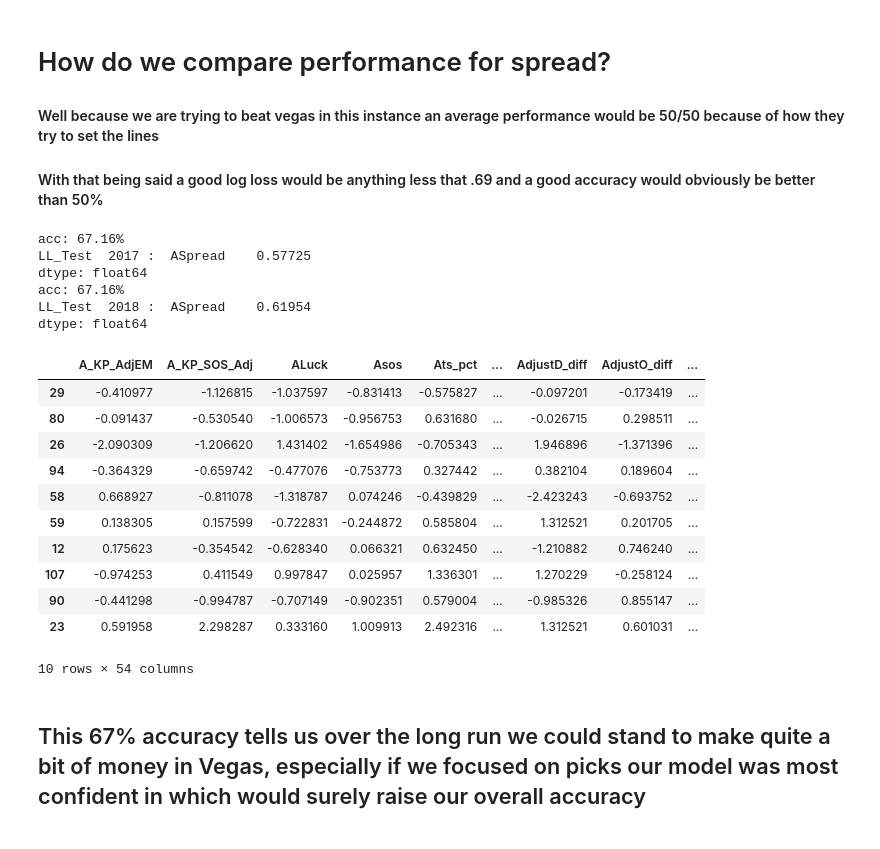
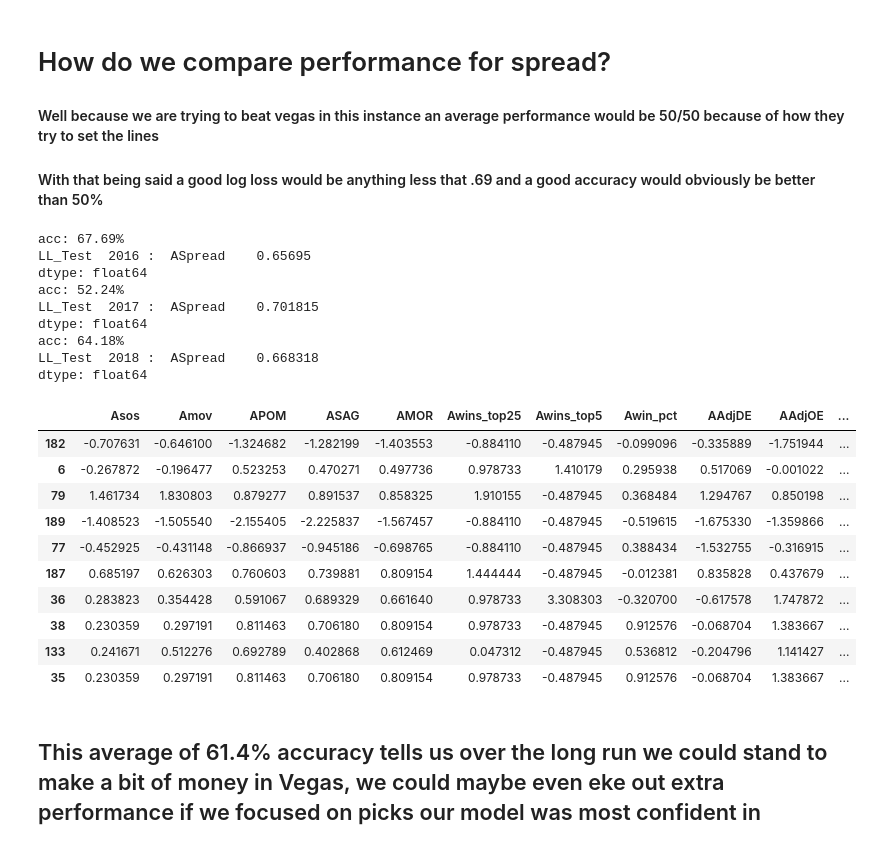
Before and after one commit to wohnjoods/MarchMadnessPredictor, a Jupyter notebook: Demo.ipynb, the cells around one changed output. Saved outputs shown, nothing was run; the diff lists cells and outputs as text; code cells hidden in the pictures.

```diff
--- a/Demo.ipynb
+++ b/Demo.ipynb
@@ -53,9 +53,10 @@ from pdpbox import pdp
 pastModels=[[2017,1,.43857],[2017,2,.44981],[2017,3,.45373],[2017,4,.46100],[2017,5,.46107],[2018,1,.53194],[2018,2,.53693],[2018,3,.54013],[2018,4,.54967],[2018,5,.54987],[2019,1,.41477],[2019,2,.42012],[2019,3,.42698],[2019,4,.42788],[2019,5,.43148]]
 cols=['Year','Rank','LogLoss']
 pastScores=pd.DataFrame(pastModels, columns=cols)
-pastMadness=[[2017,65.7,82,86,79],[2018,57,81,124,98.2],[2019,74,124,153,99.9]]
+pastMadness=[[2017,65.7,82,78,68],[2018,57,81,108,95],[2019,74,124,131,99]]
 cols=['Year','avg_score','higherSeed_score','myScore','percentile_myScore']
 pastMadness=pd.DataFrame(pastMadness, columns=cols)
+inputs=39
 # %% [markdown]
 ## Importing the data here and slicing it in different ways for training and testing model
 ##### We will only be showing testing model performance
@@ -113,14 +115,14 @@ test_output_data.head(5)
 ##### This loads a file that has the saved framework and tuned model, it then loads the weights which will be used for predicting games
 # %%
 #Load Model and weights
-json_file = open('model_valid_demo.json', 'r')
+json_file = open('../winModeling/tournament_win_model_prod.json', 'r')
 loaded_model_json = json_file.read()
 json_file.close()
 model = model_from_json(loaded_model_json)
 # load weights into new model
 optimizer = keras.optimizers.Adagrad(lr=.01,epsilon=0,decay=0)
 model.compile(optimizer= optimizer ,loss='binary_crossentropy',metrics=['acc'])
-model.load_weights('model_valid_demo.h5')
+model.load_weights('../winModeling/tournament_win_weights_prod.h5')
 
 print("Loaded model weights from disk")
 # %% [output]
@@ -181,11 +182,11 @@ for year in years:
     test_output_temp=test_output_data[test_output_data['Season']==year].reset_index(drop=True)
     test_output_temp=test_output_temp[['AWon']]
 
-    scores = model.evaluate(test_input_temp.iloc[:,0:51], test_output_temp, verbose=0)
+    scores = model.evaluate(test_input_temp.iloc[:,0:inputs], test_output_temp, verbose=0)
     print("%s: %.2f%%" % (model.metrics_names[1], scores[1]*100))
 
     #Test LogLoss on holdout test set
-    y_pred_keras = model.predict(test_input_temp.iloc[:,0:51]).ravel()
+    y_pred_keras = model.predict(test_input_temp.iloc[:,0:inputs]).ravel()
     y_pred_round=np.round(y_pred_keras,0)
     temp = np.array(y_pred_keras)[np.newaxis]
     np.set_printoptions(suppress=True)
@@ -193,9 +194,9 @@ for year in years:
     print("LL_Test ",year,": ",LogLoss(y_pred_tran, test_output_temp))
 
 
-y_pred_keras = model.predict(test_input_data.iloc[:,0:51]).ravel()
+y_pred_keras = model.predict(test_input_data.iloc[:,0:inputs]).ravel()
 y_pred_round=np.round(y_pred_keras,0)
-testPerf=test_input_data.iloc[:,0:51]
+testPerf=test_input_data.iloc[:,0:inputs]
 testPerf['y_pred_confidence']=y_pred_keras
 
 testPerf['y_pred_test']=y_pred_round
@@ -425,54 +411,58 @@ dtype: float64
 #### Well because we are trying to beat vegas in this instance an average performance would be 50/50 because of how they try to set the lines
 #### With that being said a good log loss would be anything less that .69 and a good accuracy would obviously be better than 50%
 # %%
-years=[2017,2018]
+
+
+years=[2016,2017,2018]
 for year in years:
-    test_input_temp=test_input_data[test_input_data['Season']==year].reset_index(drop=True)
-    test_output_temp=test_output_data[test_output_data['Season']==year].reset_index(drop=True)
+    test_input_temp=test_full_data[test_full_data['Season']==year].reset_index(drop=True)
+    test_output_temp=test_full_data[test_full_data['Season']==year].reset_index(drop=True)
     test_output_temp=test_output_temp[['ASpread']]
 
-    scores = model.evaluate(test_input_temp.iloc[:,0:51], test_output_temp, verbose=0)
+    scores = model.evaluate(test_input_temp.iloc[:,0:inputs], test_output_temp, verbose=0)
     print("%s: %.2f%%" % (model.metrics_names[1], scores[1]*100))
 
     #Test LogLoss on holdout test set
-    y_pred_keras = model.predict(test_input_temp.iloc[:,0:51]).ravel()
+    y_pred_keras = model.predict(test_input_temp.iloc[:,0:inputs]).ravel()
     y_pred_round=np.round(y_pred_keras,0)
     temp = np.array(y_pred_keras)[np.newaxis]
     np.set_printoptions(suppress=True)
     y_pred_tran=temp.T
     print("LL_Test ",year,": ",LogLoss(y_pred_tran, test_output_temp))
 
 
 
 
 #show pred df for last season
-y_pred_keras = model.predict(test_input_data.iloc[:,0:51]).ravel()
+y_pred_keras = model.predict(test_input_data.iloc[:,0:inputs]).ravel()
 y_pred_round=np.round(y_pred_keras,0)
-testPerf=test_input_data.iloc[:,0:51]
+testPerf=test_input_data.iloc[:,0:inputs]
 testPerf['y_pred_confidence']=y_pred_keras
 
 testPerf['y_pred_test']=y_pred_round
 testPerf['y_act']=test_output_data.ASpread
 
 testPerf.sample(10)
 # %% [output]
-acc: 67.16%
-LL_Test  2017 :  ASpread    0.57725
+acc: 67.69%
+LL_Test  2016 :  ASpread    0.65695
 dtype: float64
-acc: 67.16%
-LL_Test  2018 :  ASpread    0.61954
+acc: 52.24%
+LL_Test  2017 :  ASpread    0.701815
 dtype: float64
+acc: 64.18%
+LL_Test  2018 :  ASpread    0.668318
+dtype: float64
-|  | A_KP_AdjEM | A_KP_SOS_Adj | ALuck | Asos | Ats_pct | ... | AdjustD_diff | AdjustO_diff | ... |
-| 29 | -0.410977 | -1.126815 | -1.037597 | -0.831413 | -0.575827 | ... | -0.097201 | -0.173419 | ... |
-| 80 | -0.091437 | -0.530540 | -1.006573 | -0.956753 | 0.631680 | ... | -0.026715 | 0.298511 | ... |
-| 26 | -2.090309 | -1.206620 | 1.431402 | -1.654986 | -0.705343 | ... | 1.946896 | -1.371396 | ... |
-| 94 | -0.364329 | -0.659742 | -0.477076 | -0.753773 | 0.327442 | ... | 0.382104 | 0.189604 | ... |
-| 58 | 0.668927 | -0.811078 | -1.318787 | 0.074246 | -0.439829 | ... | -2.423243 | -0.693752 | ... |
-| 59 | 0.138305 | 0.157599 | -0.722831 | -0.244872 | 0.585804 | ... | 1.312521 | 0.201705 | ... |
-| 12 | 0.175623 | -0.354542 | -0.628340 | 0.066321 | 0.632450 | ... | -1.210882 | 0.746240 | ... |
-| 107 | -0.974253 | 0.411549 | 0.997847 | 0.025957 | 1.336301 | ... | 1.270229 | -0.258124 | ... |
-| 90 | -0.441298 | -0.994787 | -0.707149 | -0.902351 | 0.579004 | ... | -0.985326 | 0.855147 | ... |
-| 23 | 0.591958 | 2.298287 | 0.333160 | 1.009913 | 2.492316 | ... | 1.312521 | 0.601031 | ... |
+|  | Asos | Amov | APOM | ASAG | AMOR | Awins_top25 | Awins_top5 | Awin_pct | AAdjDE | AAdjOE | ... |
+| 182 | -0.707631 | -0.646100 | -1.324682 | -1.282199 | -1.403553 | -0.884110 | -0.487945 | -0.099096 | -0.335889 | -1.751944 | ... |
+| 6 | -0.267872 | -0.196477 | 0.523253 | 0.470271 | 0.497736 | 0.978733 | 1.410179 | 0.295938 | 0.517069 | -0.001022 | ... |
+| 79 | 1.461734 | 1.830803 | 0.879277 | 0.891537 | 0.858325 | 1.910155 | -0.487945 | 0.368484 | 1.294767 | 0.850198 | ... |
+| 189 | -1.408523 | -1.505540 | -2.155405 | -2.225837 | -1.567457 | -0.884110 | -0.487945 | -0.519615 | -1.675330 | -1.359866 | ... |
+| 77 | -0.452925 | -0.431148 | -0.866937 | -0.945186 | -0.698765 | -0.884110 | -0.487945 | 0.388434 | -1.532755 | -0.316915 | ... |
+| 187 | 0.685197 | 0.626303 | 0.760603 | 0.739881 | 0.809154 | 1.444444 | -0.487945 | -0.012381 | 0.835828 | 0.437679 | ... |
+| 36 | 0.283823 | 0.354428 | 0.591067 | 0.689329 | 0.661640 | 0.978733 | 3.308303 | -0.320700 | -0.617578 | 1.747872 | ... |
+| 38 | 0.230359 | 0.297191 | 0.811463 | 0.706180 | 0.809154 | 0.978733 | -0.487945 | 0.912576 | -0.068704 | 1.383667 | ... |
+| 133 | 0.241671 | 0.512276 | 0.692789 | 0.402868 | 0.612469 | 0.047312 | -0.487945 | 0.536812 | -0.204796 | 1.141427 | ... |
+| 35 | 0.230359 | 0.297191 | 0.811463 | 0.706180 | 0.809154 | 0.978733 | -0.487945 | 0.912576 | -0.068704 | 1.383667 | ... |
-10 rows × 54 columns
 # %% [markdown]
-## This 67% accuracy tells us over the long run we could stand to make quite a bit of money in Vegas, especially if we focused on picks our model was most confident in which would surely raise our overall accuracy
+## This average of 61.4% accuracy tells us over the long run we could stand to make a bit of money in Vegas, we could maybe even eke out extra performance if we focused on picks our model was most confident in
```
Also changed, not shown: parts of 11 cells of this notebook.
